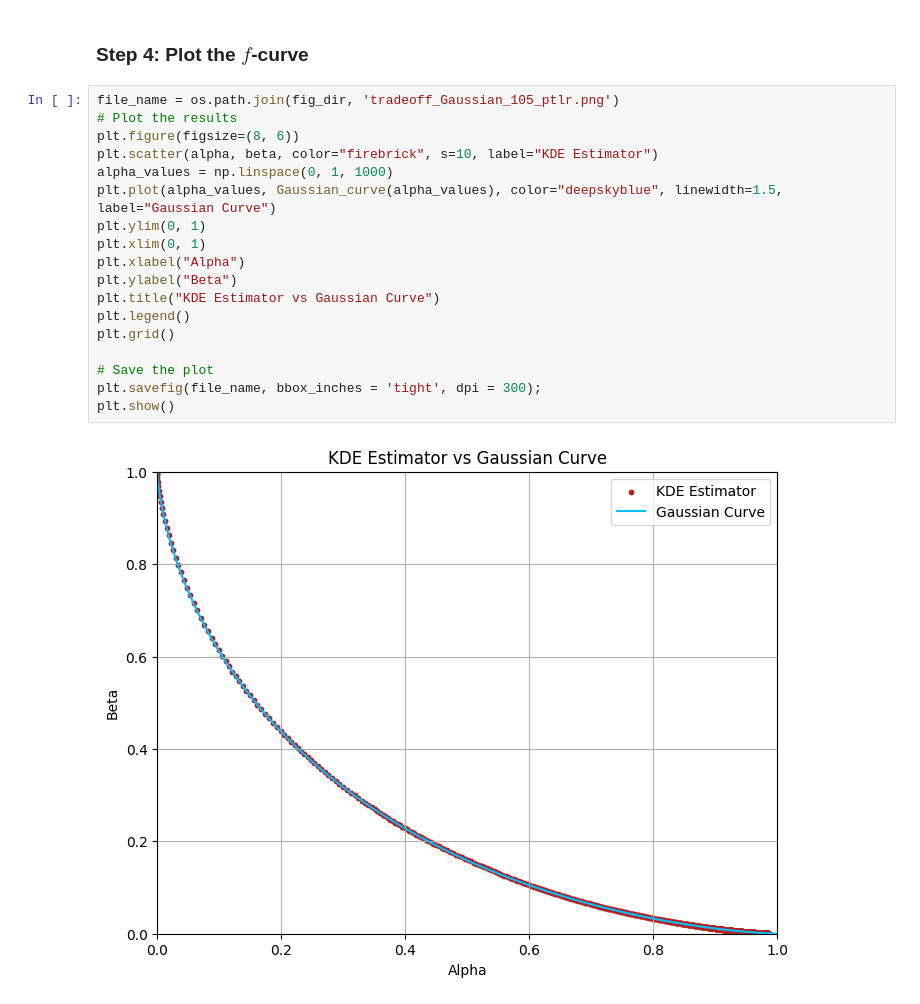
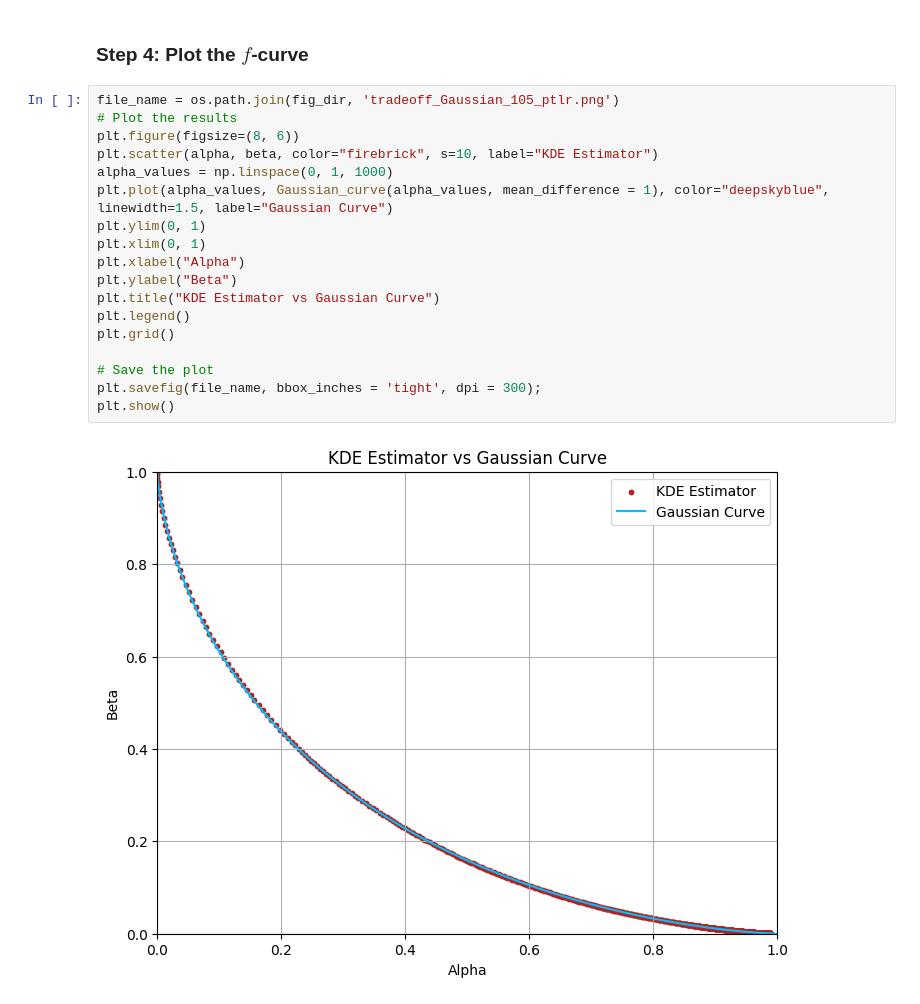
Before and after one commit to hadimalik12/fdp-estimation, a Jupyter notebook: notebook/ptlr estimation/estimating_fdp_curve_gaussian.ipynb, the cells around one changed output. Cells and saved outputs as stored; diff of their text form.

```diff
--- a/notebook/ptlr estimation/estimating_fdp_curve_gaussian.ipynb
+++ b/notebook/ptlr estimation/estimating_fdp_curve_gaussian.ipynb
@@ -44,20 +42,20 @@ beta = output["beta"]
 # %%
 file_name = os.path.join(fig_dir, 'tradeoff_Gaussian_105_ptlr.png')
 # Plot the results
 plt.figure(figsize=(8, 6))
 plt.scatter(alpha, beta, color="firebrick", s=10, label="KDE Estimator")
 alpha_values = np.linspace(0, 1, 1000)
-plt.plot(alpha_values, Gaussian_curve(alpha_values), color="deepskyblue", linewidth=1.5, label="Gaussian Curve")
+plt.plot(alpha_values, Gaussian_curve(alpha_values, mean_difference = 1), color="deepskyblue", linewidth=1.5, label="Gaussian Curve")
 plt.ylim(0, 1)
 plt.xlim(0, 1)
 plt.xlabel("Alpha")
 plt.ylabel("Beta")
 plt.title("KDE Estimator vs Gaussian Curve")
 plt.legend()
 plt.grid()
 
 # Save the plot
 plt.savefig(file_name, bbox_inches = 'tight', dpi = 300);
 plt.show()
 # %% [output]
-[figure, old version]
+[figure, new version]
```
Also changed, not shown: parts of 1 cell of this notebook, 6 other files.
